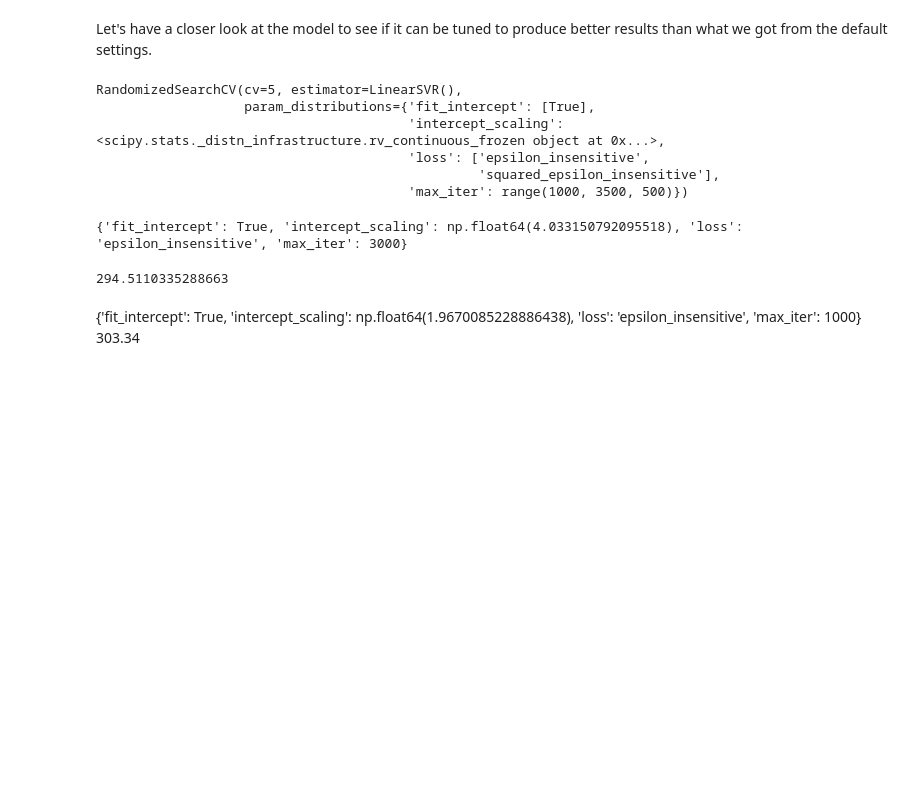
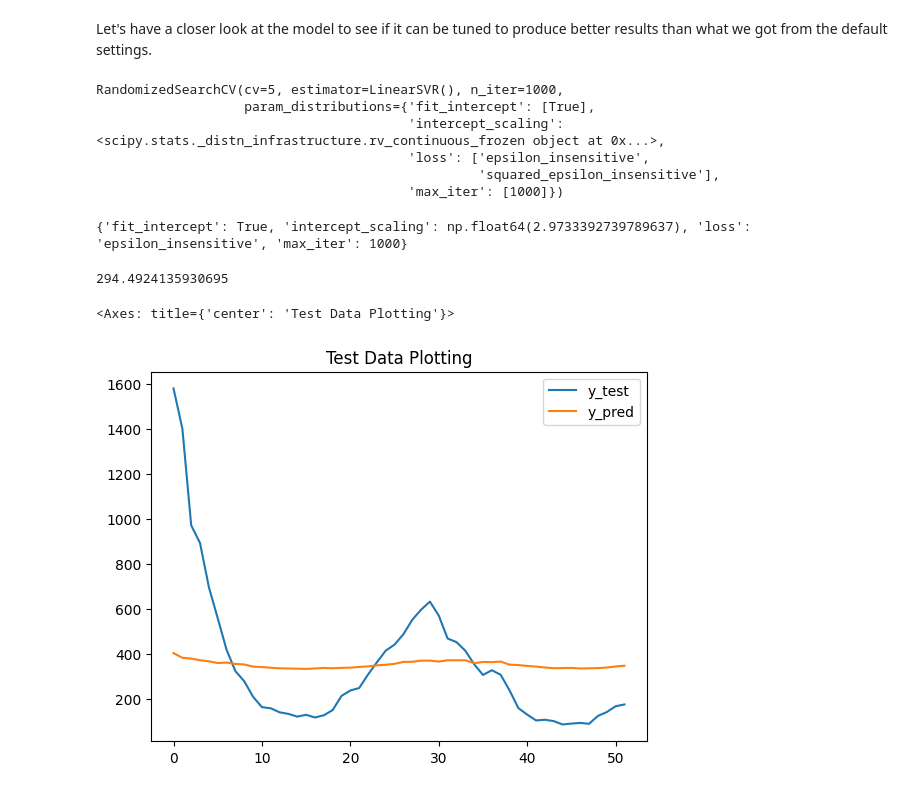
Before and after one commit to mervinmcdougall/covid19-web-data-predictor, a Jupyter notebook: model-analysis.ipynb, the cells around one changed output. Drawn from its saved outputs; the diff is of its cells as text; code cells hidden in the pictures; blank space fills up the shorter version.

```diff
--- a/model-analysis.ipynb
+++ b/model-analysis.ipynb
@@ -52,26 +52,26 @@ from sklearn.metrics import root_mean_squared_error
 
 param_grid = {
     'loss' : ['epsilon_insensitive', 'squared_epsilon_insensitive'],
-    'max_iter' : range(1000, 3500, 500),
+    'max_iter' :[1000],
     'fit_intercept' : [True],
-    'intercept_scaling': uniform(1, 5)
+    'intercept_scaling': uniform(0, 5)
 }
 
 model = LinearSVR()
-random_search = RandomizedSearchCV(model, param_distributions=param_grid, cv=5)
+random_search = RandomizedSearchCV(model, param_distributions=param_grid, cv=5, n_iter=1000)
 # %%
 random_search.fit(X_train, y_train)
 # %% [output]
-RandomizedSearchCV(cv=5, estimator=LinearSVR(),
+RandomizedSearchCV(cv=5, estimator=LinearSVR(), n_iter=1000,
                    param_distributions={'fit_intercept': [True],
                                         'intercept_scaling': <scipy.stats._distn_infrastructure.rv_continuous_frozen object at 0x...>,
                                         'loss': ['epsilon_insensitive',
                                                  'squared_epsilon_insensitive'],
-                                        'max_iter': range(1000, 3500, 500)})
+                                        'max_iter': [1000]})
 # %%
 print(random_search.best_params_)
 # %% [output]
-{'fit_intercept': True, 'intercept_scaling': np.float64(4.033150792095518), 'loss': 'epsilon_insensitive', 'max_iter': 3000}
+{'fit_intercept': True, 'intercept_scaling': np.float64(2.9733392739789637), 'loss': 'epsilon_insensitive', 'max_iter': 1000}
 # %%
 from sklearn.svm import LinearSVR
 
@@ -83,6 +83,12 @@ y_pred = svr_model.predict(X_test)
 report = root_mean_squared_error(y_test, y_pred)
 print(report)
 # %% [output]
-294.5110335288663
+294.4924135930695
-# %% [markdown]
-{'fit_intercept': True, 'intercept_scaling': np.float64(1.9670085228886438), 'loss': 'epsilon_insensitive', 'max_iter': 1000} 303.34
+# %%
+# let's see if we can plot both training and test data
+plot_df = pd.DataFrame({'y_test': y_test.to_list(), 'y_pred': y_pred })
+
+plot_df.plot(kind="line", title="Test Data Plotting")
+# %% [output]
+<Axes: title={'center': 'Test Data Plotting'}>
+[figure, added]
```
Also changed, not shown: parts of 3 cells of this notebook, 1 other file.
